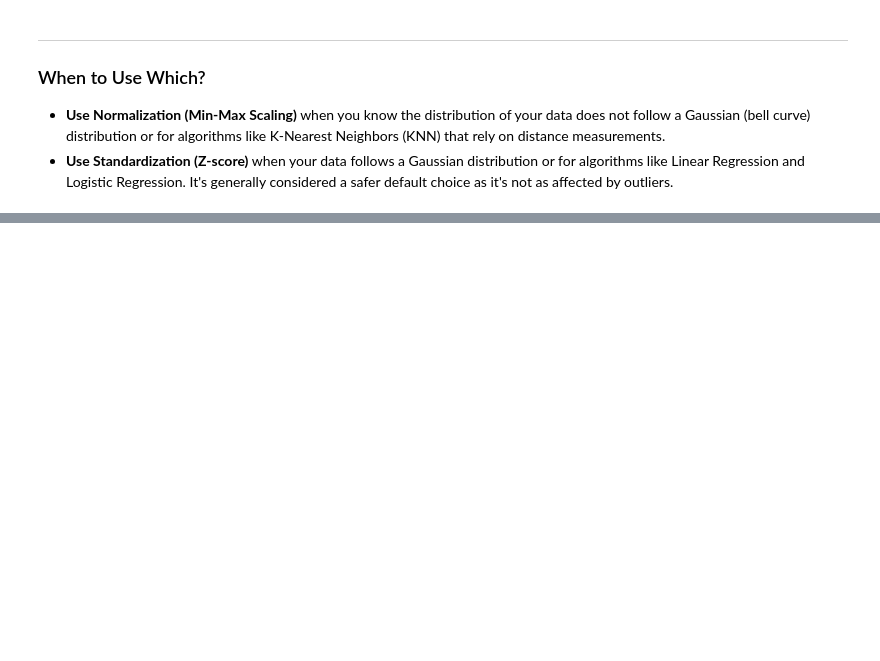
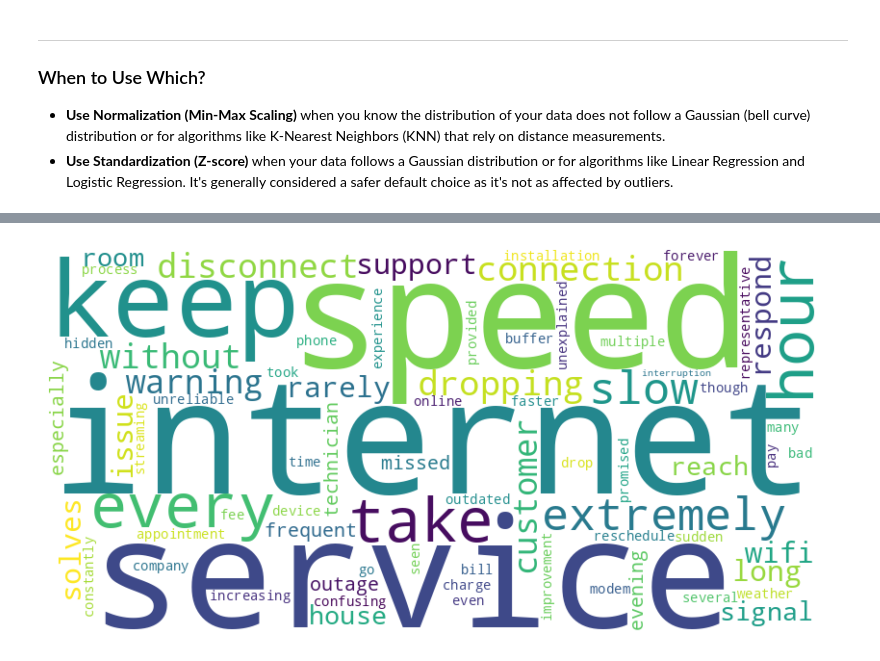
Before and after one commit to lnittala1-ops/BAN482, a Jupyter notebook: BAN482_Data_Wrangling.ipynb, the cells around one changed output, grey strips where cells are left out. Saved outputs shown, nothing was run; the diff lists cells and outputs as text; code cells hidden in the pictures; blank space fills up the shorter version.

```diff
--- a/BAN482_Data_Wrangling.ipynb
+++ b/BAN482_Data_Wrangling.ipynb
@@ -798,0 +838,14 @@ print(genre_counts)
+# %%
+internet_complaints = "My internet speed is extremely slow and it keeps dropping every few hours. The connection is unreliable—sometimes it just disconnects without warning. Customer support takes too long to respond and rarely solves my issue. The WiFi signal doesn’t reach all the rooms in my house. I have frequent outages, especially in the evenings. The technician missed my appointment and I had to reschedule. Streaming services buffer constantly even though I pay for high-speed internet. My bill keeps increasing with hidden charges and fees. It takes forever to get a service representative on the phone. The installation process was confusing and took several hours. I experience sudden drops in speed when multiple devices are online. Every time there’s bad weather, the internet goes out. The modem provided by the company is outdated and unreliable. I was promised faster speeds but haven’t seen any improvement. There are too many unexplained service interruptions."
+# %%
+nltk.download('punkt_tab')
+nltk.download('stopwords')
+nltk.download('wordnet')
+# Tokenize the text
+tokens = nltk.word_tokenize(internet_complaints)
+
+# Keep only the tokens that are alphabetic and convert all to lower case
+tokens = [word.lower() for word in tokens if word.isalpha()]  # Keep only alphabetic tokens
+
+# Remove stop words
+tokens = [word for word in tokens if word not in stopwords.words('english')]
@@ -798,0 +858,19 @@ print(genre_counts)
+# %%
+from nltk.stem import WordNetLemmatizer
+lemmatizer = WordNetLemmatizer()
+# lemmatized Text
+lemmatized_text=[lemmatizer.lemmatize(word) for word in tokens]
+
+# Join tokens to recreate the text as a single string
+cleaned_text = ' '.join(lemmatized_text)
+
+# Create a word cloud (note the background color)
+wordcloud = WordCloud(width=800, height=400, background_color ='white').generate(cleaned_text)
+
+# Display the word cloud using matplotlib
+plt.figure(figsize=(10, 5))
+plt.imshow(wordcloud, interpolation='bilinear')
+plt.axis('off')  # Hide the axes
+plt.show()
+# %% [output]
+[figure, added]
```
Also changed, not shown: parts of 19 cells of this notebook.
